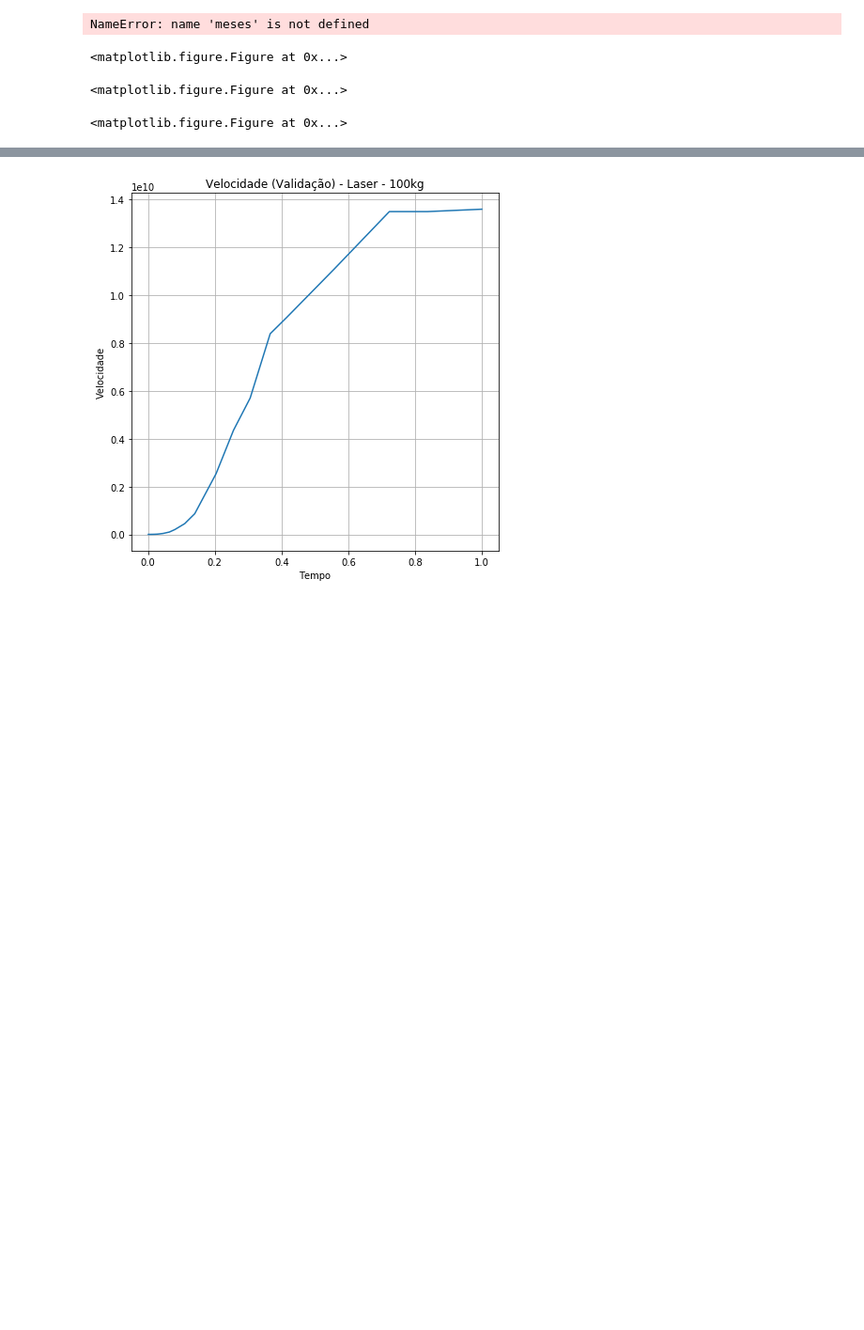
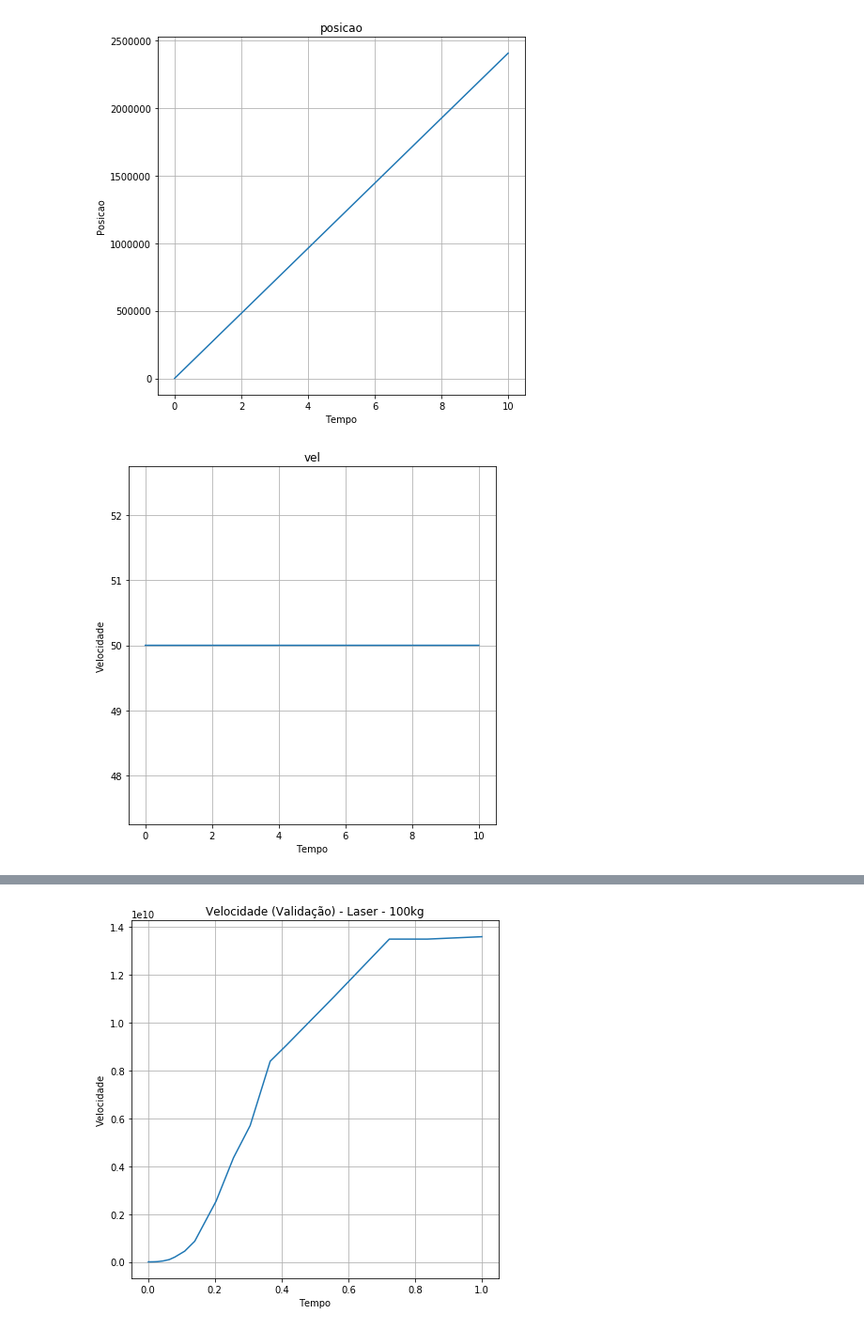
Before and after one commit to 4rfel/Projeto-3---ModSin, a Jupyter notebook: Vela Solar.ipynb, the cells around one changed output, grey strips where cells are left out. Shown at 94% size. Drawn from its saved outputs; the diff is of its cells as text; code cells hidden in the pictures; blank space fills up the shorter version.

```diff
--- a/Vela Solar.ipynb
+++ b/Vela Solar.ipynb
@@ -3,14 +3,17 @@ def oi_amanda(ci, t):
     x = ci[0]
     vx = ci[1]
 
-    variacao_AU=ci[0]-x0
-    pressure=variacao_AU*(5.17/0.52)
+  #  variacao_AU=ci[0]-x0
+  #  pressure=variacao_AU*(5.17/0.52)
 
-    pressao_solar = pressure*10**-6
-    Rx = pressao_solar * area
+   # pressao_solar = pressure*10**-6
+  #  Rx = pressao_solar * area
 
-    dxdt = vx
-    dvxdt = Rx / m #/ (1-vx**2/c**2)
+    rx=(potencia/c)*area
+    dxdt = vx*(L/P)
+    dvxdt = (rx / m)*(L/P**2)
+
+
 
     global aceleracao
     aceleracao.append(dvxdt)
@@ -22,10 +25,8 @@ def solar_pressure(variacao_AU):
     pressure=variacao_AU*(5.17/0.52)
     return pressure*10**-6
 
-quant_seg=2592000*meses
-quant_metros=1.496e11*UA
+P=31104000
+L=1.496e11
-# %% [output]
-NameError: name 'meses' is not defined
 # %%
 from scipy.integrate import odeint
 import numpy as np
@@ -35,45 +36,44 @@ aceleracao = []
 
 x0 = 1.02
 vx0 = 50
-f = 10**-9
-potencia_laser = 10 * 10**3
-solar_pressure = 9.08 * 10**-6
+#f = 10**-9
+potencia = (10 * 10**3)/L
+#solar_pressure = 9.08 * 10**-6
 ci = [x0,vx0]
 h =  6.62607004 * 10**-34
-c = 3 * 10**8
-l = 200 #lado #unidade?
-area = l**2
+c = 3 * 10**8 *(L/P)
+lado = 30 #lado #unidade?
+area = lado**2 * L**2
 densidade = 0.001
 m = area * densidade #kg
 
 listaTempo = np.arange(0,10,0.005)
 
 resp = odeint(oi_amanda, ci, listaTempo)
 
 plt.figure(figsize=(7,7))
 plt.plot(listaTempo, resp[:,0])
 plt.xlabel('Tempo')
 plt.ylabel('Posicao')
 plt.title('posicao')
 plt.grid(True)
 plt.show()
 
 plt.figure(figsize=(7,7))
 plt.plot(listaTempo, resp[:,1])
 plt.xlabel('Tempo')
 plt.ylabel('Velocidade')
 plt.title('vel')
 plt.grid(True)
 plt.show()
 
 plt.figure(figsize=(7,7))
 plt.plot(range(len(aceleracao)), aceleracao)
 plt.xlabel('Tempo')
 plt.ylabel('Aceleração')
 plt.title('a')
 plt.grid(True)
 plt.show()
 # %% [output]
-<matplotlib.figure.Figure at 0x...>
-<matplotlib.figure.Figure at 0x...>
-<matplotlib.figure.Figure at 0x...>
+[figure, added]
+[figure, added]
```
Also changed, not shown: parts of 2 cells of this notebook.
